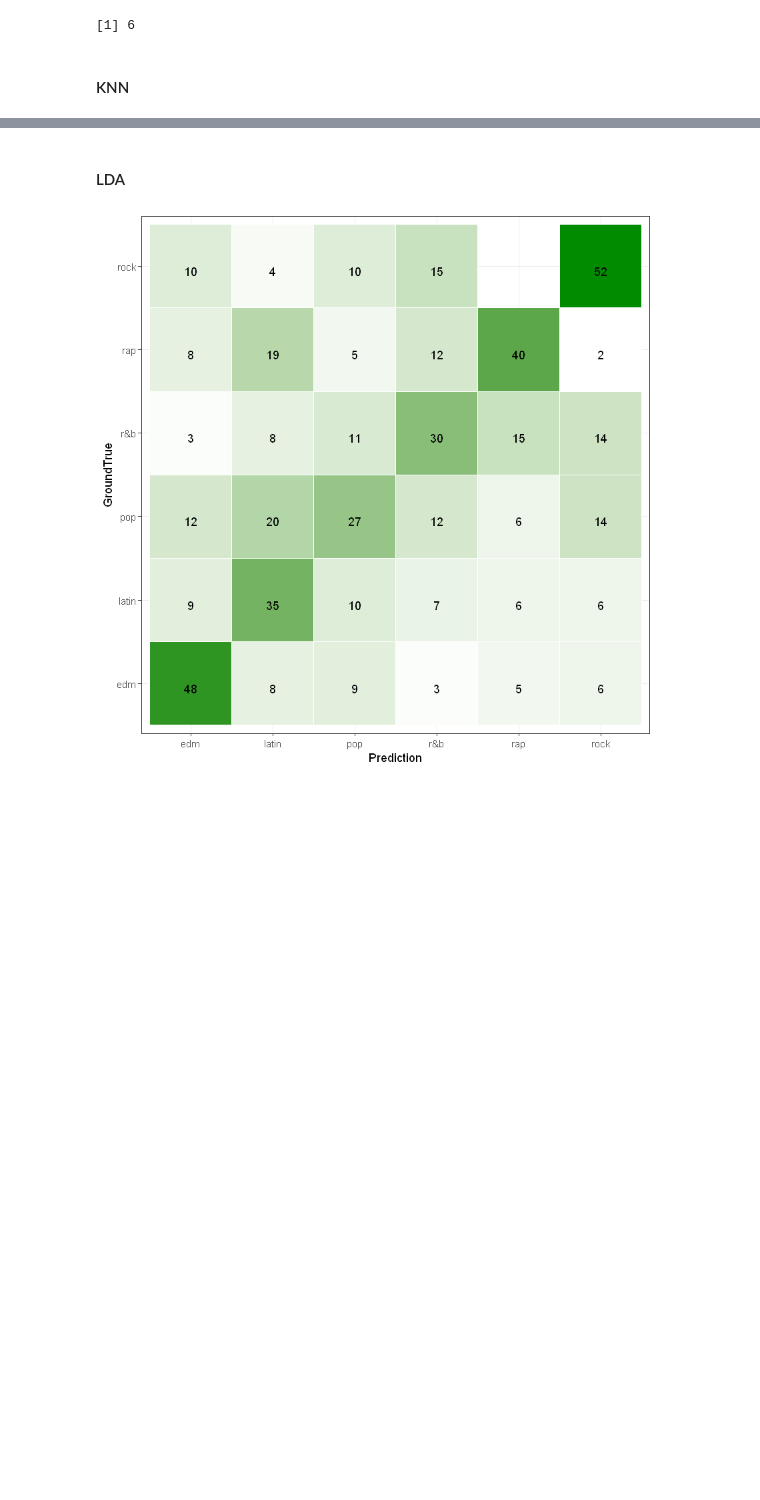
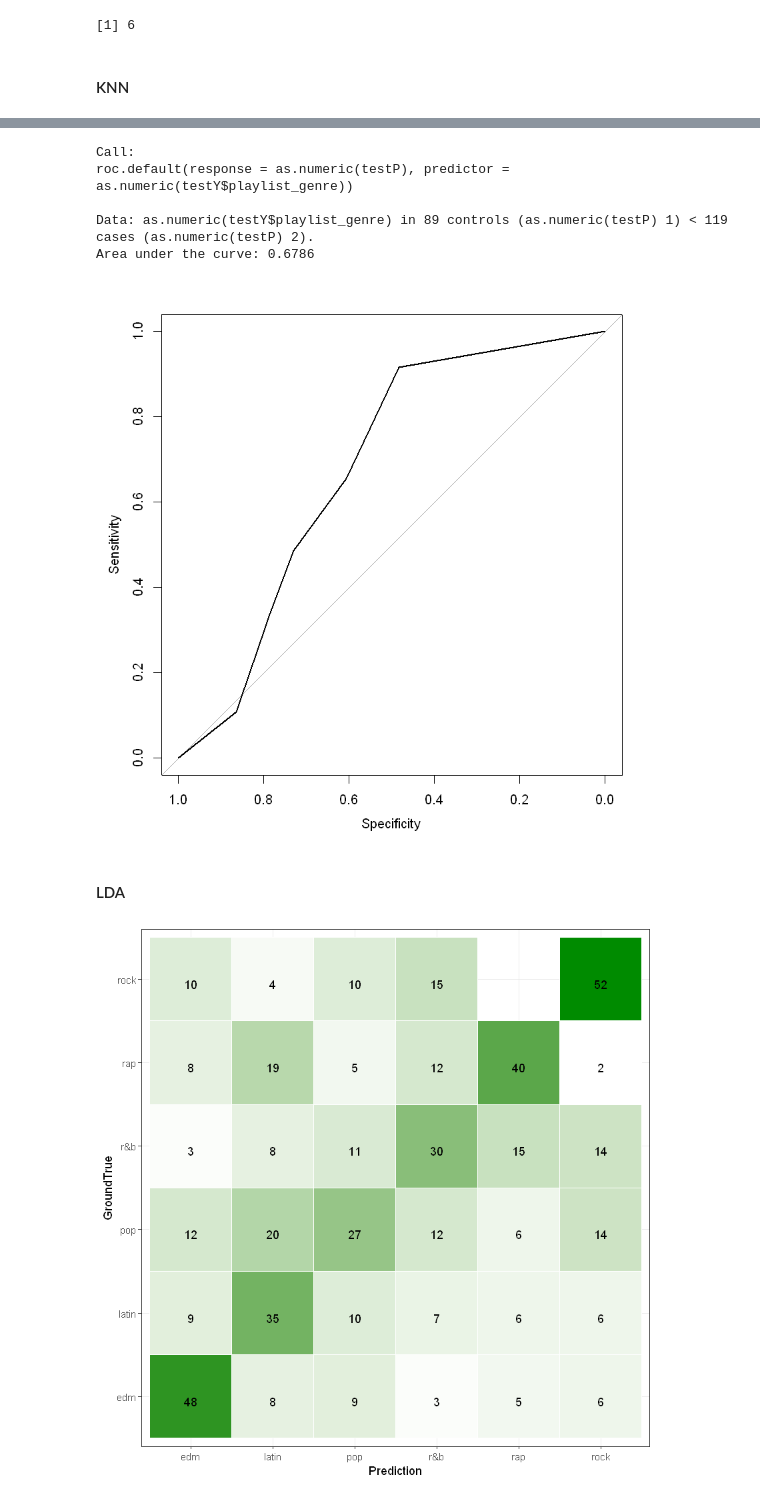
Before and after one commit to ignitewtk/Data-Science-Sample-Project-Report, a Jupyter notebook: Spotify.ipynb, the cells around one changed output, grey strips where cells are left out. Saved outputs shown, nothing was run; the diff lists cells and outputs as text; code cells hidden in the pictures; blank space fills up the shorter version.

```diff
--- a/Spotify.ipynb
+++ b/Spotify.ipynb
@@ -233,0 +250,9 @@ ERROR: Error in knn(trainX, testX, cl = trainY, k = 2): 'train' and 'class' have
+# %%
+library(pROC)
+
+# Evaluate ROC value
+roc.playlist_genre <- roc(as.numeric(testP), as.numeric(testY$playlist_genre))
+# par(mfrow = c(2, 2))
+roc.playlist_genre
+plot(roc.playlist_genre)
+# %% [output]
@@ -234,3 +261,9 @@ ERROR: Error in knn(trainX, testX, cl = trainY, k = 2): 'train' and 'class' have
+Call:
+roc.default(response = as.numeric(testP), predictor = as.numeric(testY$playlist_genre))
+
+Data: as.numeric(testY$playlist_genre) in 89 controls (as.numeric(testP) 1) < 119 cases (as.numeric(testP) 2).
+Area under the curve: 0.6786
+[figure, added]
 # %% [markdown]
 #### LDA
 # %%
```
Also changed, not shown: parts of 5 cells of this notebook.
